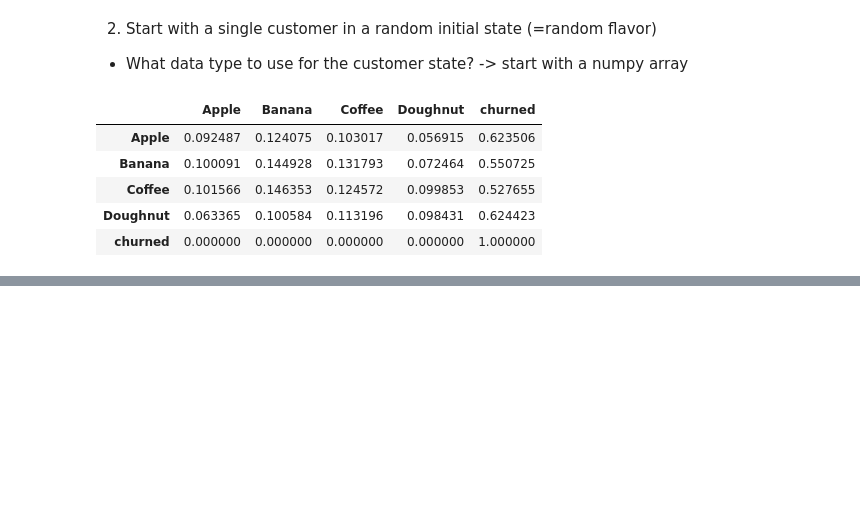
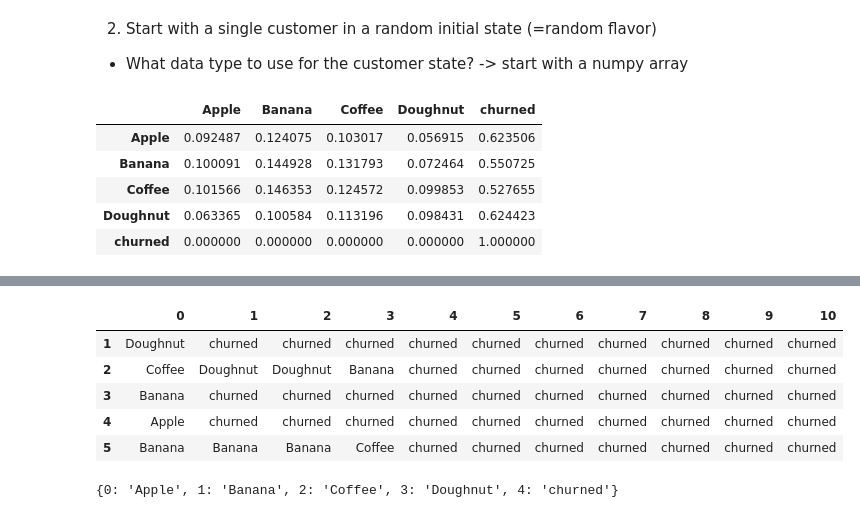
Before and after one commit to stefanfroth/Markov_Chain_Simulation, a Jupyter notebook: churn_simulator.ipynb, the cells around one changed output, grey strips where cells are left out. Drawn from its saved outputs; the diff is of its cells as text; code cells hidden in the pictures; blank space fills up the shorter version.

```diff
--- a/churn_simulator.ipynb
+++ b/churn_simulator.ipynb
@@ -133,0 +146,10 @@ HISTORY
+# %%
+output = output.stack().unstack(0)
+output.head()
+# %% [output]
+|  | 0 | 1 | 2 | 3 | 4 | 5 | 6 | 7 | 8 | 9 | 10 |
+| 1 | Doughnut | churned | churned | churned | churned | churned | churned | churned | churned | churned | churned |
+| 2 | Coffee | Doughnut | Doughnut | Banana | churned | churned | churned | churned | churned | churned | churned |
+| 3 | Banana | churned | churned | churned | churned | churned | churned | churned | churned | churned | churned |
+| 4 | Apple | churned | churned | churned | churned | churned | churned | churned | churned | churned | churned |
+| 5 | Banana | Banana | Banana | Coffee | churned | churned | churned | churned | churned | churned | churned |
@@ -133,0 +172,6 @@ HISTORY
+# %%
+# inverse the dictionary D
+inv_D = {v: k for k, v in D.items()}
+inv_D
+# %% [output]
+{0: 'Apple', 1: 'Banana', 2: 'Coffee', 3: 'Doughnut', 4: 'churned'}
```
Also changed, not shown: parts of 17 cells of this notebook, 1 other file.
